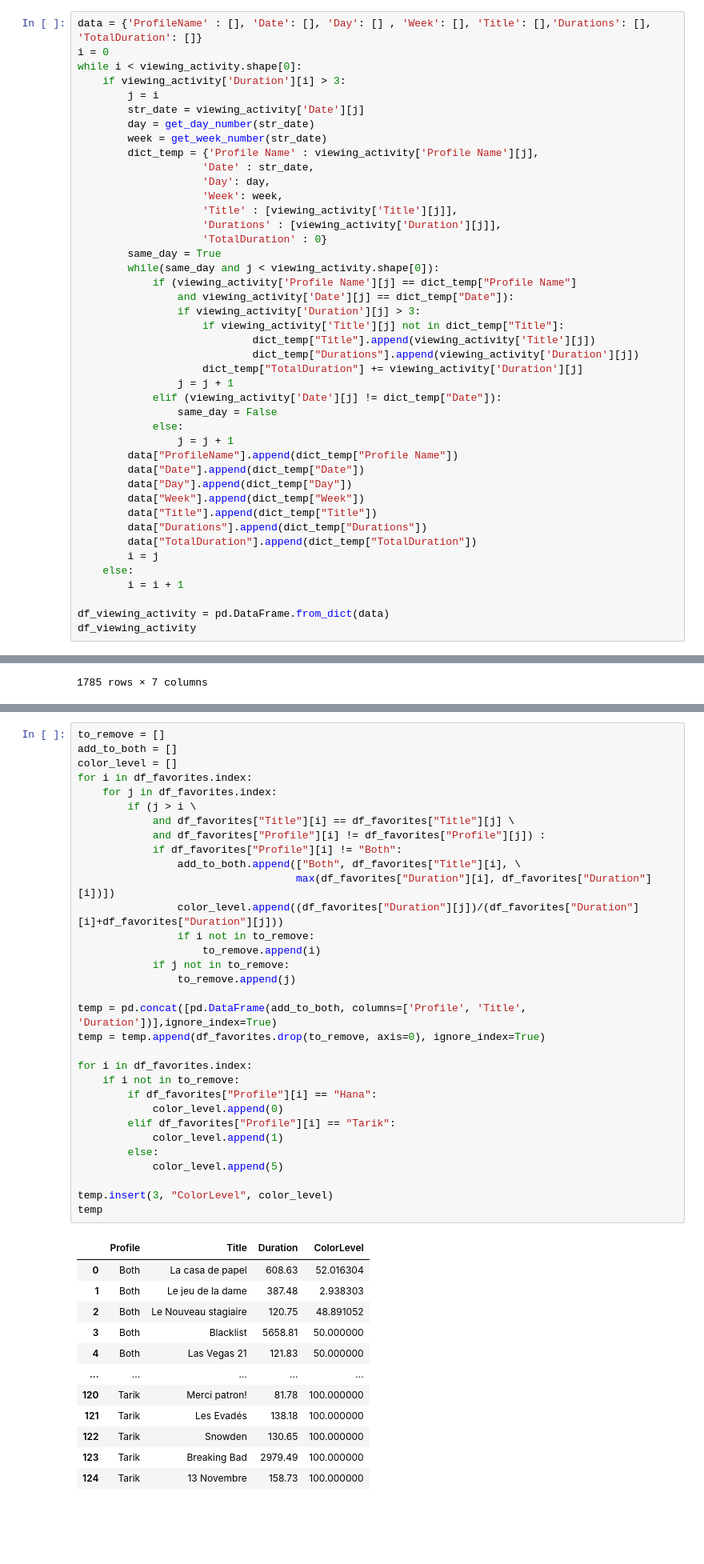
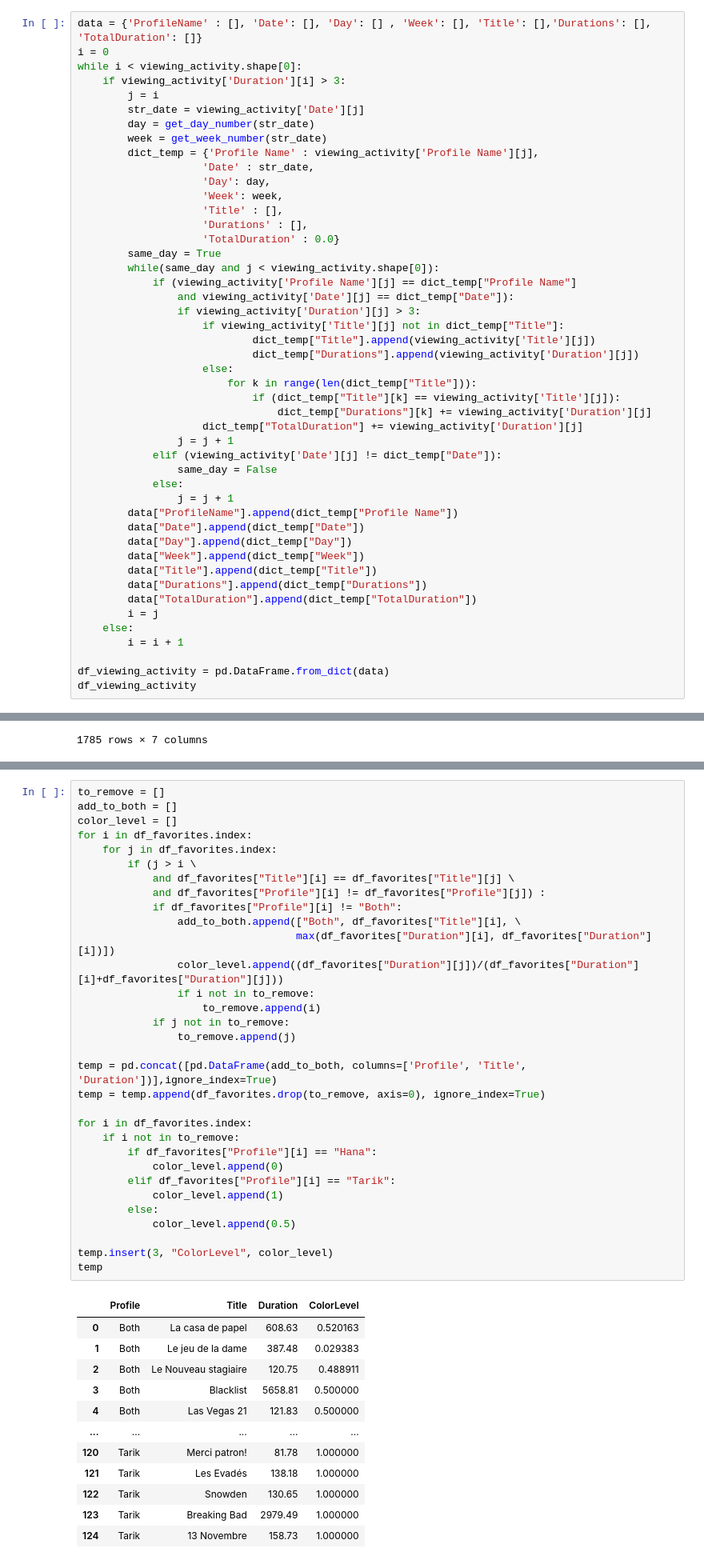
Before and after one commit to boumaza-sebia/dataviz-netflix, a Jupyter notebook: python/data.ipynb, the cells around one changed output, grey strips where cells are left out. Shown at 80% size. Saved outputs shown, nothing was run; the diff lists cells and outputs as text; blank space fills up the shorter version.

```diff
--- a/python/data.ipynb
+++ b/python/data.ipynb
@@ -164,9 +164,9 @@ while i < viewing_activity.shape[0]:
                     'Date' : str_date,
                     'Day': day,
                     'Week': week,
-                    'Title' : [viewing_activity['Title'][j]],
-                    'Durations' : [viewing_activity['Duration'][j]],
-                    'TotalDuration' : 0}
+                    'Title' : [],
+                    'Durations' : [],
+                    'TotalDuration' : 0.0}
         same_day = True
         while(same_day and j < viewing_activity.shape[0]):
             if (viewing_activity['Profile Name'][j] == dict_temp["Profile Name"]
@@ -175,6 +175,10 @@ while i < viewing_activity.shape[0]:
                     if viewing_activity['Title'][j] not in dict_temp["Title"]:
                             dict_temp["Title"].append(viewing_activity['Title'][j])
                             dict_temp["Durations"].append(viewing_activity['Duration'][j])
+                    else:
+                        for k in range(len(dict_temp["Title"])):
+                            if (dict_temp["Title"][k] == viewing_activity['Title'][j]):
+                                dict_temp["Durations"][k] += viewing_activity['Duration'][j]
                     dict_temp["TotalDuration"] += viewing_activity['Duration'][j]
                 j = j + 1
             elif (viewing_activity['Date'][j] != dict_temp["Date"]):
@@ -402,45 +406,45 @@ add_to_both = []
 color_level = []
 for i in df_favorites.index:
     for j in df_favorites.index:
         if (j > i \
             and df_favorites["Title"][i] == df_favorites["Title"][j] \
             and df_favorites["Profile"][i] != df_favorites["Profile"][j]) :
             if df_favorites["Profile"][i] != "Both":
                 add_to_both.append(["Both", df_favorites["Title"][i], \
                                    max(df_favorites["Duration"][i], df_favorites["Duration"][i])])
                 color_level.append((df_favorites["Duration"][j])/(df_favorites["Duration"][i]+df_favorites["Duration"][j]))
                 if i not in to_remove:
                     to_remove.append(i)
             if j not in to_remove:
                 to_remove.append(j)
 
 temp = pd.concat([pd.DataFrame(add_to_both, columns=['Profile', 'Title', 'Duration'])],ignore_index=True)
 temp = temp.append(df_favorites.drop(to_remove, axis=0), ignore_index=True)
 
 for i in df_favorites.index:
     if i not in to_remove:
         if df_favorites["Profile"][i] == "Hana":
             color_level.append(0)
         elif df_favorites["Profile"][i] == "Tarik":
             color_level.append(1)
         else:
-            color_level.append(5)
+            color_level.append(0.5)
 
 temp.insert(3, "ColorLevel", color_level)
 temp
 # %% [output]
 |  | Profile | Title | Duration | ColorLevel |
-| 0 | Both | La casa de papel | 608.63 | 52.016304 |
-| 1 | Both | Le jeu de la dame | 387.48 | 2.938303 |
-| 2 | Both | Le Nouveau stagiaire | 120.75 | 48.891052 |
-| 3 | Both | Blacklist | 5658.81 | 50.000000 |
-| 4 | Both | Las Vegas 21 | 121.83 | 50.000000 |
+| 0 | Both | La casa de papel | 608.63 | 0.520163 |
+| 1 | Both | Le jeu de la dame | 387.48 | 0.029383 |
+| 2 | Both | Le Nouveau stagiaire | 120.75 | 0.488911 |
+| 3 | Both | Blacklist | 5658.81 | 0.500000 |
+| 4 | Both | Las Vegas 21 | 121.83 | 0.500000 |
 | ... | ... | ... | ... | ... |
-| 120 | Tarik | Merci patron! | 81.78 | 100.000000 |
-| 121 | Tarik | Les Evadés | 138.18 | 100.000000 |
-| 122 | Tarik | Snowden | 130.65 | 100.000000 |
-| 123 | Tarik | Breaking Bad | 2979.49 | 100.000000 |
-| 124 | Tarik | 13 Novembre | 158.73 | 100.000000 |
+| 120 | Tarik | Merci patron! | 81.78 | 1.000000 |
+| 121 | Tarik | Les Evadés | 138.18 | 1.000000 |
+| 122 | Tarik | Snowden | 130.65 | 1.000000 |
+| 123 | Tarik | Breaking Bad | 2979.49 | 1.000000 |
+| 124 | Tarik | 13 Novembre | 158.73 | 1.000000 |
 125 rows × 4 columns
 # %%
 temp.to_csv('../data/favorites_color_level.csv', index=False, sep=';')
```
Also changed, not shown: parts of 1 cell of this notebook, 1 other file.
